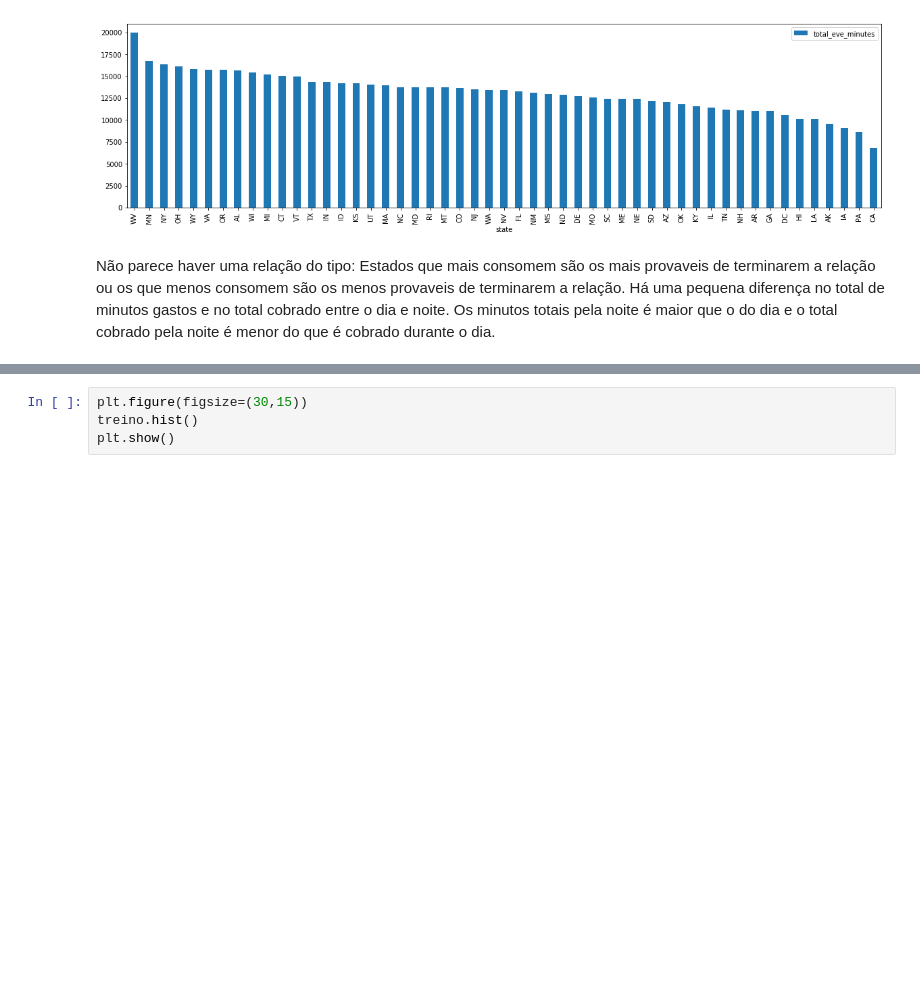
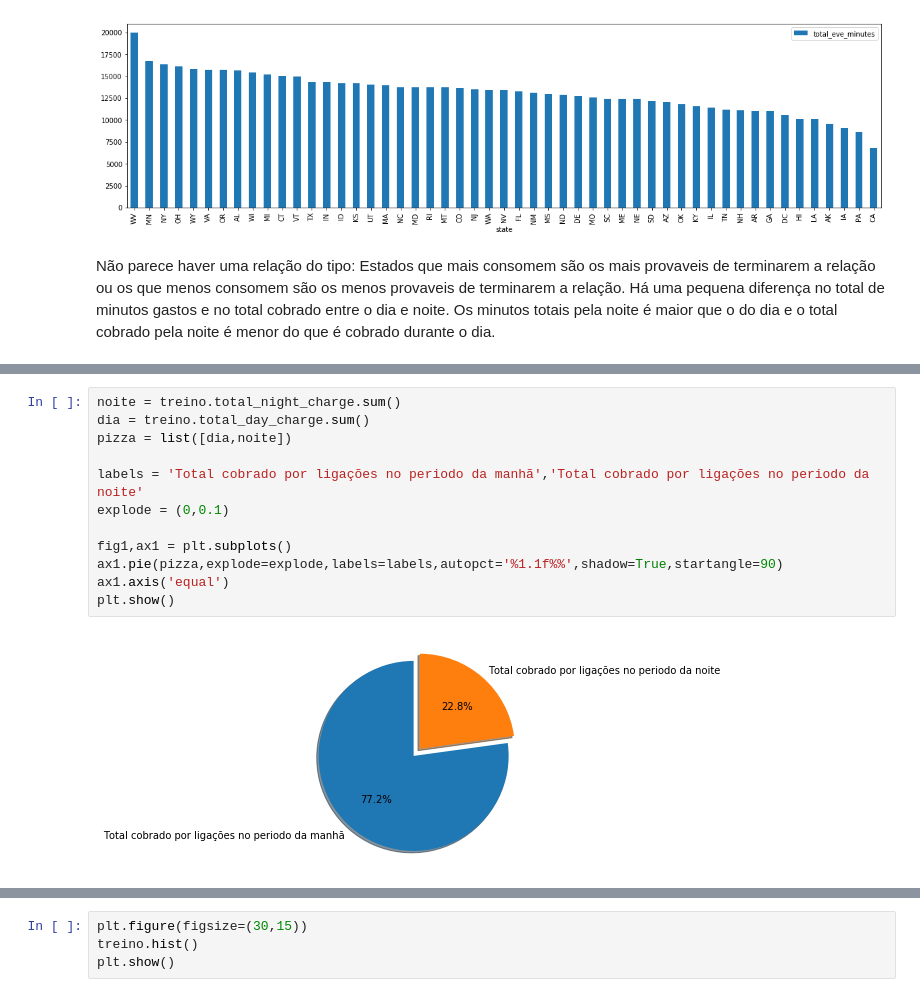
Before and after one commit to marlonmoreira1/projeto4_telecom_churn, a Jupyter notebook: telecom_churn.ipynb, the cells around one changed output, grey strips where cells are left out. Cells and saved outputs as stored; diff of their text form; blank space fills up the shorter version.

```diff
--- a/telecom_churn.ipynb
+++ b/telecom_churn.ipynb
@@ -156,0 +171,14 @@ Não parece haver uma relação do tipo: Estados que mais consomem são os mais
+# %%
+noite = treino.total_night_charge.sum()
+dia = treino.total_day_charge.sum()
+pizza = list([dia,noite])
+
+labels = 'Total cobrado por ligações no periodo da manhã','Total cobrado por ligações no periodo da noite'
+explode = (0,0.1)
+
+fig1,ax1 = plt.subplots()
+ax1.pie(pizza,explode=explode,labels=labels,autopct='%1.1f%%',shadow=True,startangle=90)
+ax1.axis('equal')
+plt.show()
+# %% [output]
+[figure, added]
```
Also changed, not shown: parts of 10 cells of this notebook.
